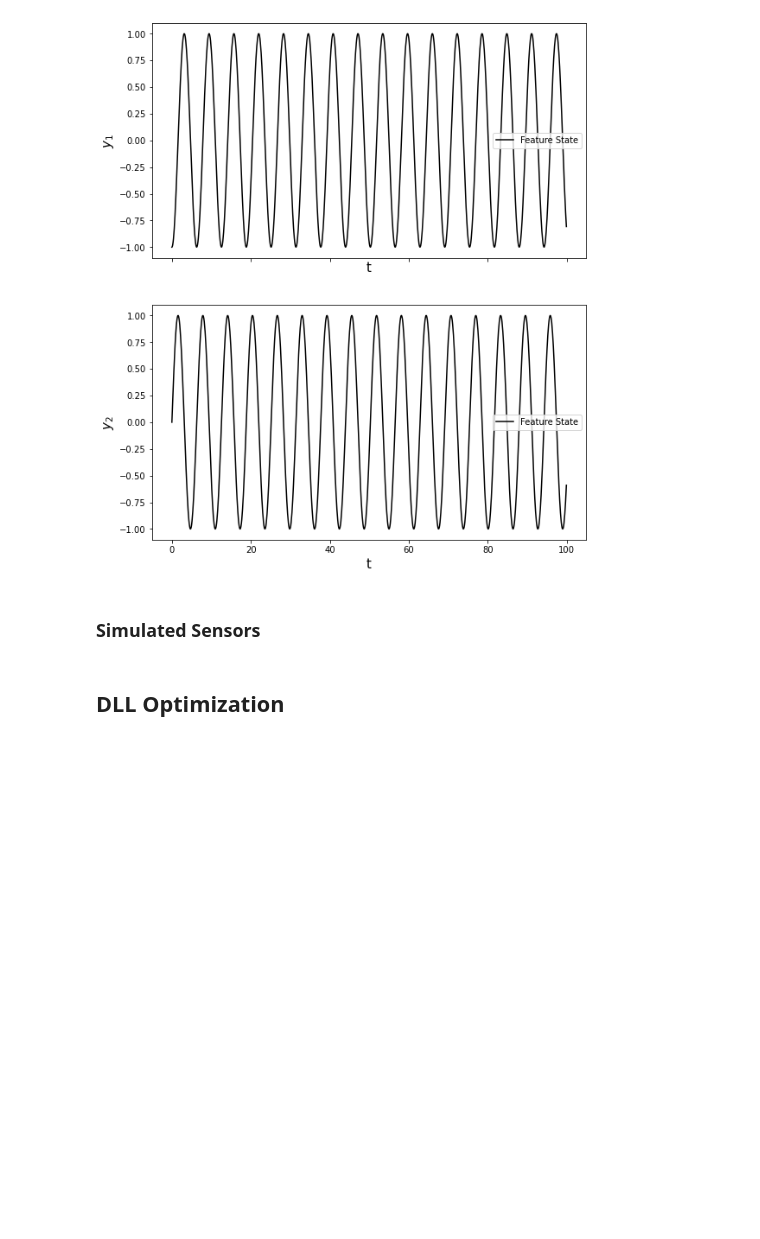
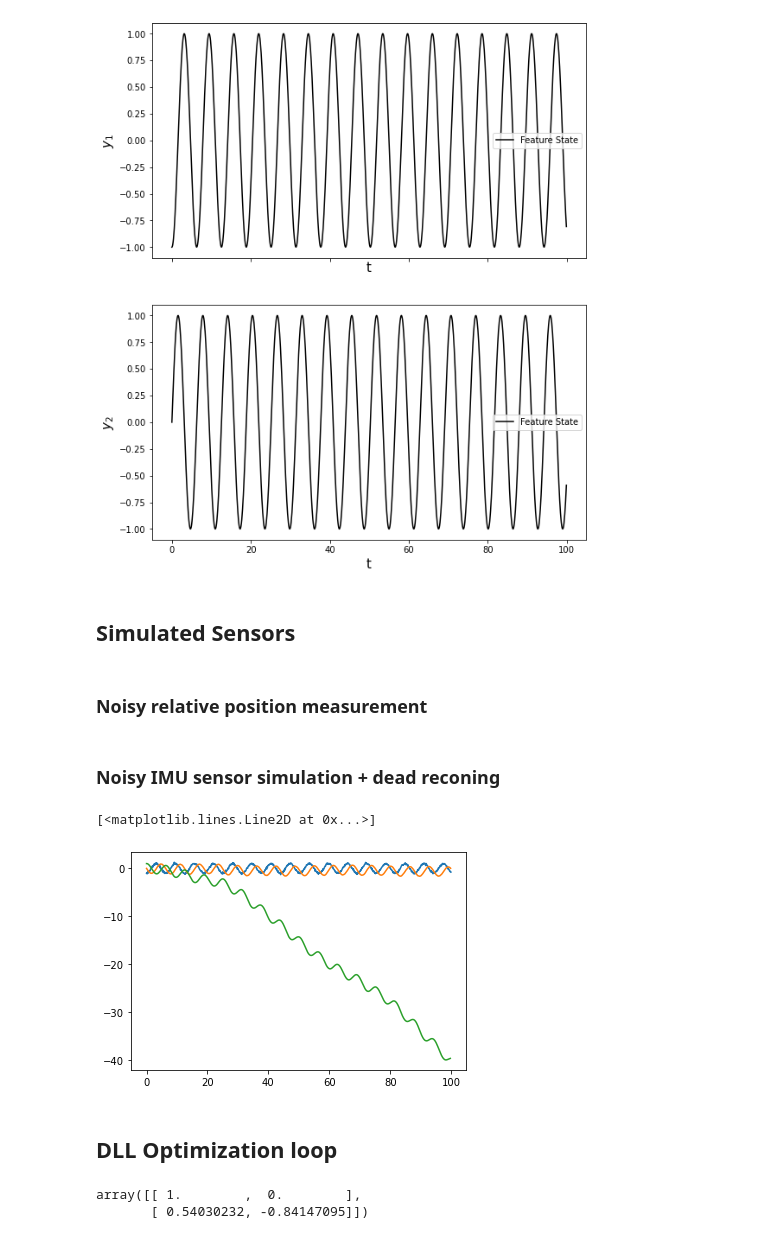
Before and after one commit to song-ranlab/dynamics-learning-localization, a Jupyter notebook: DLL_mass_spring.ipynb, the cells around one changed output. Drawn from its saved outputs; the diff is of its cells as text; code cells hidden in the pictures; blank space fills up the shorter version.

```diff
--- a/DLL_mass_spring.ipynb
+++ b/DLL_mass_spring.ipynb
@@ -54,6 +56,7 @@ from matplotlib.cm import rainbow
 # %%
 dt = .1 #integtration time step
-t = np.arange(0, 100, dt) #integration length
+tf = 100
+t = np.arange(0, tf, dt) #integration length
 
 param_1 = 1 #Observer parameter k/m
 param_2 = 1 #Feature parameter k/m
@@ -122,4 +117,6 @@ fig2.show()
 [figure]
 [figure]
 # %% [markdown]
-### Simulated Sensors
+## Simulated Sensors
+# %% [markdown]
+### Noisy relative position measurement
@@ -126,2 +130,31 @@ fig2.show()
+# %% [markdown]
+### Noisy IMU sensor simulation + dead reconing
+# %%
+acc = -param_1*x[:,0] #analytical acceleration
+
+#Stochastic IMU sensor parameters
+imu_mean = 0
+imu_std = 0.1
+
+#Simulated Noisy IMU
+acc_noise = acc+np.random.normal(imu_mean,imu_std,size=acc.shape)
+#Plot noisy acceleration over time
+plt.plot(t,acc_noise)
+
+#Integrate Acceleration
+vel_noise = np.zeros(acc_noise.size-1)
+for x in range(1,vel_noise.size):
+    vel_noise[x] = acc_noise[x-1]*dt+vel_noise[x-1]
+plt.plot(t[0:vel_noise.size],vel_noise) # dead reckoned velocity of observer over time
+
+#Integrate Velocity
+pos_noise = np.zeros(vel_noise.size-1)
+pos_noise[0] = x_0[0]
+for x in range(1,pos_noise.size):
+    pos_noise[x] = vel_noise[x-1]*dt+pos_noise[x-1]
+plt.plot(t[0:pos_noise.size],pos_noise) # dead reckoned position of observer over time
+# %% [output]
+[<matplotlib.lines.Line2D at 0x...>]
+[figure, added]
 # %% [markdown]
-## DLL Optimization
+## DLL Optimization loop
@@ -132,0 +161,21 @@ for i=t
+# %%
+R_inv = 1 #Observer process information matrix
+Q_inv = 1 #measurement information matrix
+S_inv = 1 #Feature process information matrix
+P_inv = 1 #Identification information matrix
+
+x_est = x_0 #initialize observer estimate
+y_est = y_0 #initialize feature estimate
+
+for i in range (int(tf/dt)):
+
+    x_up = odeint(observer, x_est, [i,i+1])
+    #x_up = x_up[1,:]
+x_up
+#i
+    #sp.optimize.minimize()
+
+    #Sindy
+# %% [output]
+array([[ 1.        ,  0.        ],
+       [ 0.54030232, -0.84147095]])
```
Also changed, not shown: parts of 8 cells of this notebook, 4 other files.
